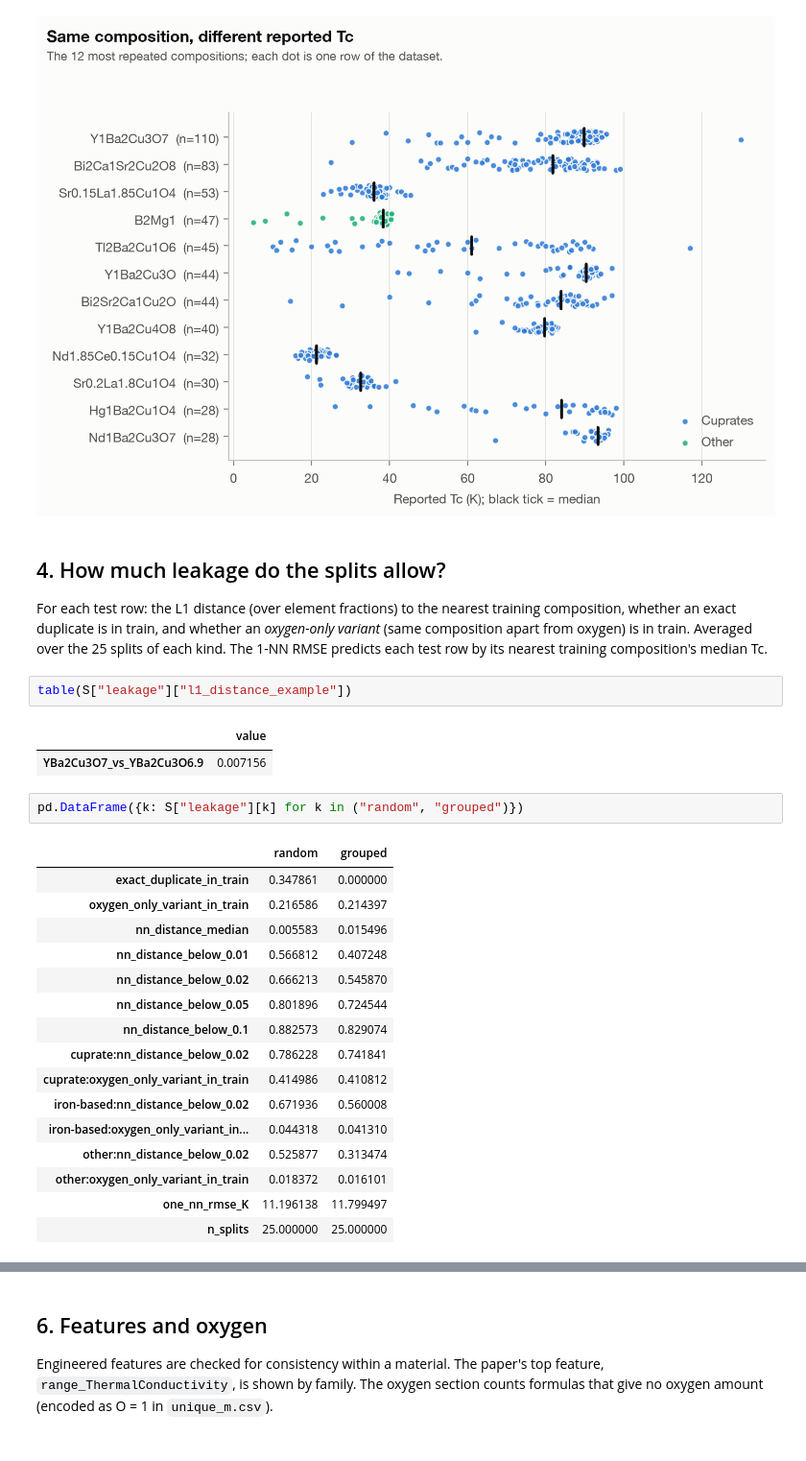
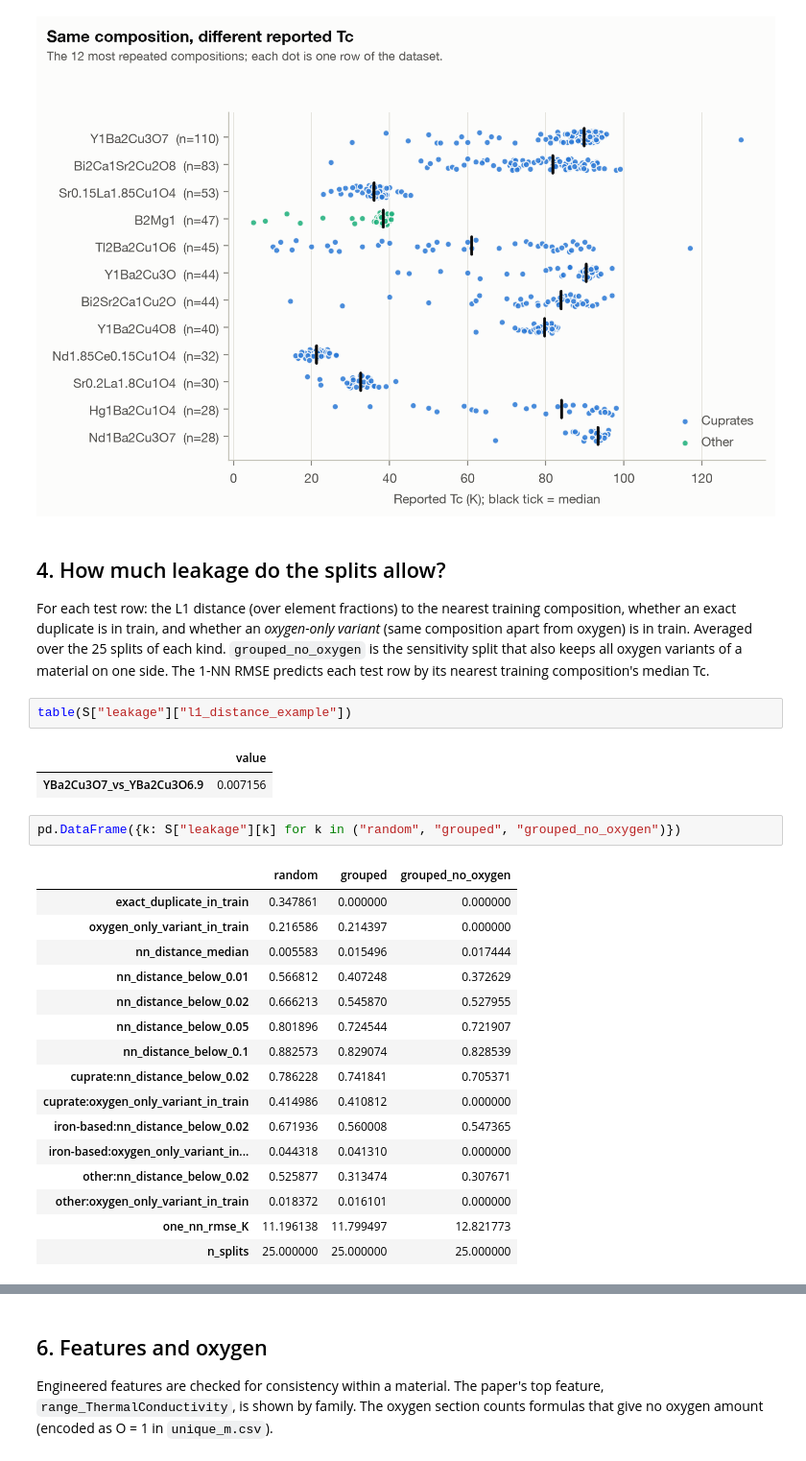
Before and after one commit to qeremeren/Superconductivity-Data-Analysis, a Jupyter notebook: notebooks/01_eda.ipynb, the cells around one changed output, grey strips where cells are left out. Shown at 96% size. Cells and saved outputs as stored; diff of their text form.

```diff
--- a/notebooks/01_eda.ipynb
+++ b/notebooks/01_eda.ipynb
@@ -111,7 +111,8 @@ display(Image(FIG / "duplicate_spread.png"))
 
 For each test row: the L1 distance (over element fractions) to the nearest training
 composition, whether an exact duplicate is in train, and whether an *oxygen-only variant*
-(same composition apart from oxygen) is in train. Averaged over the 25 splits of each kind.
+(same composition apart from oxygen) is in train. Averaged over the 25 splits of each kind. `grouped_no_oxygen` is the sensitivity split
+that also keeps all oxygen variants of a material on one side.
 The 1-NN RMSE predicts each test row by its nearest training composition's median Tc.
 # %%
 table(S["leakage"]["l1_distance_example"])
@@ -119,24 +120,24 @@ table(S["leakage"]["l1_distance_example"])
 |  | value |
 | YBa2Cu3O7_vs_YBa2Cu3O6.9 | 0.007156 |
 # %%
-pd.DataFrame({k: S["leakage"][k] for k in ("random", "grouped")})
+pd.DataFrame({k: S["leakage"][k] for k in ("random", "grouped", "grouped_no_oxygen")})
 # %% [output]
-|  | random | grouped |
-| exact_duplicate_in_train | 0.347861 | 0.000000 |
-| oxygen_only_variant_in_train | 0.216586 | 0.214397 |
-| nn_distance_median | 0.005583 | 0.015496 |
-| nn_distance_below_0.01 | 0.566812 | 0.407248 |
-| nn_distance_below_0.02 | 0.666213 | 0.545870 |
-| nn_distance_below_0.05 | 0.801896 | 0.724544 |
-| nn_distance_below_0.1 | 0.882573 | 0.829074 |
-| cuprate:nn_distance_below_0.02 | 0.786228 | 0.741841 |
-| cuprate:oxygen_only_variant_in_train | 0.414986 | 0.410812 |
-| iron-based:nn_distance_below_0.02 | 0.671936 | 0.560008 |
-| iron-based:oxygen_only_variant_in... | 0.044318 | 0.041310 |
-| other:nn_distance_below_0.02 | 0.525877 | 0.313474 |
-| other:oxygen_only_variant_in_train | 0.018372 | 0.016101 |
-| one_nn_rmse_K | 11.196138 | 11.799497 |
-| n_splits | 25.000000 | 25.000000 |
+|  | random | grouped | grouped_no_oxygen |
+| exact_duplicate_in_train | 0.347861 | 0.000000 | 0.000000 |
+| oxygen_only_variant_in_train | 0.216586 | 0.214397 | 0.000000 |
+| nn_distance_median | 0.005583 | 0.015496 | 0.017444 |
+| nn_distance_below_0.01 | 0.566812 | 0.407248 | 0.372629 |
+| nn_distance_below_0.02 | 0.666213 | 0.545870 | 0.527955 |
+| nn_distance_below_0.05 | 0.801896 | 0.724544 | 0.721907 |
+| nn_distance_below_0.1 | 0.882573 | 0.829074 | 0.828539 |
+| cuprate:nn_distance_below_0.02 | 0.786228 | 0.741841 | 0.705371 |
+| cuprate:oxygen_only_variant_in_train | 0.414986 | 0.410812 | 0.000000 |
+| iron-based:nn_distance_below_0.02 | 0.671936 | 0.560008 | 0.547365 |
+| iron-based:oxygen_only_variant_in... | 0.044318 | 0.041310 | 0.000000 |
+| other:nn_distance_below_0.02 | 0.525877 | 0.313474 | 0.307671 |
+| other:oxygen_only_variant_in_train | 0.018372 | 0.016101 | 0.000000 |
+| one_nn_rmse_K | 11.196138 | 11.799497 | 12.821773 |
+| n_splits | 25.000000 | 25.000000 | 25.000000 |
 # %%
 display(Image(FIG / "nn_distance_ecdf.png"))
 # %% [output]
```
Also changed, not shown: parts of 7 cells of this notebook, 10 other files.
